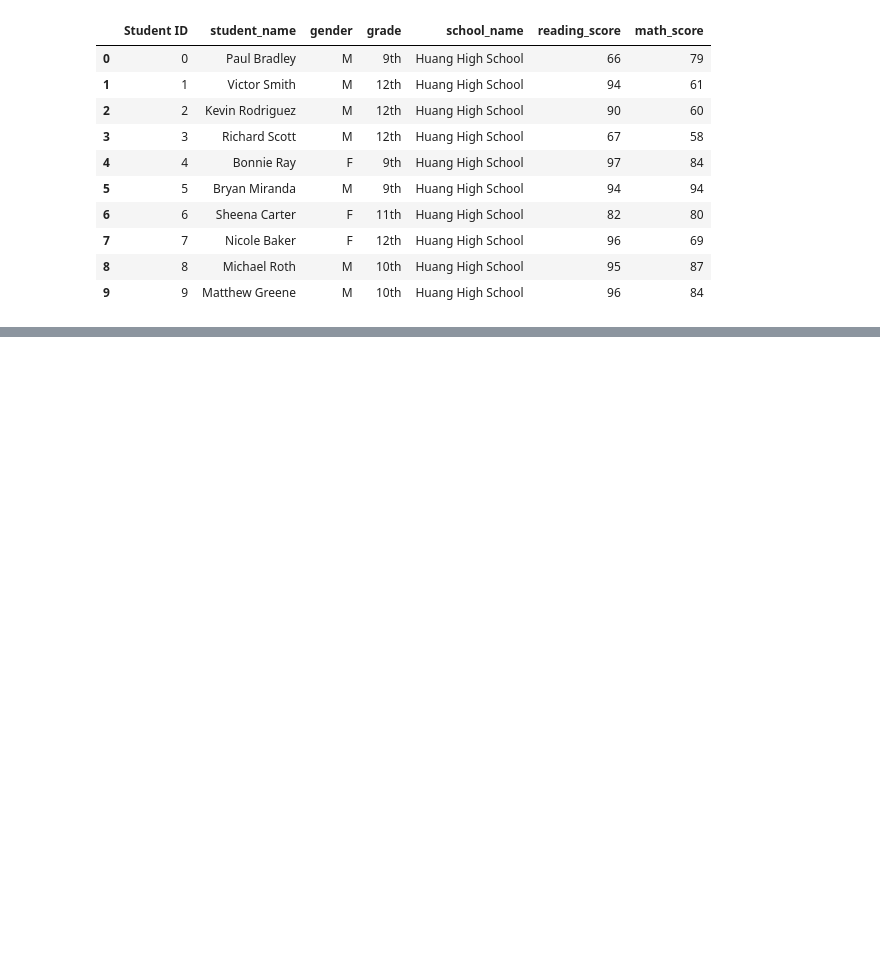
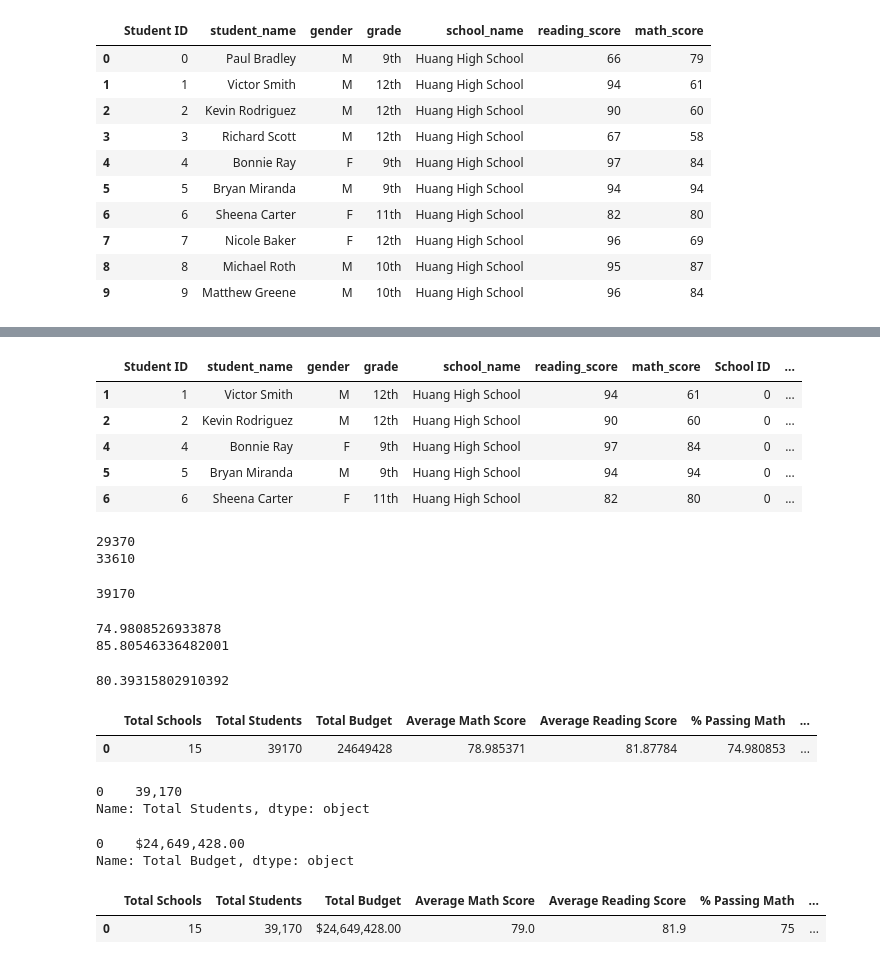
Before and after one commit to chanhodchang/School_District_Analysis, a Jupyter notebook: PyCitySchools.ipynb, the cells around one changed output, grey strips where cells are left out. Saved outputs shown, nothing was run; the diff lists cells and outputs as text; code cells hidden in the pictures; blank space fills up the shorter version.

Commit message:
district summary complete.

```diff
--- a/PyCitySchools.ipynb
+++ b/PyCitySchools.ipynb
@@ -102,0 +218,11 @@ student_df.head(10)
+# %%
+# Get all the students that are passing reading in a new DataFrame.
+passing_reading=school_com_df[school_com_df['reading_score']>=70]
+passing_reading.head()
+# %% [output]
+|  | Student ID | student_name | gender | grade | school_name | reading_score | math_score | School ID | ... |
+| 1 | 1 | Victor Smith | M | 12th | Huang High School | 94 | 61 | 0 | ... |
+| 2 | 2 | Kevin Rodriguez | M | 12th | Huang High School | 90 | 60 | 0 | ... |
+| 4 | 4 | Bonnie Ray | F | 9th | Huang High School | 97 | 84 | 0 | ... |
+| 5 | 5 | Bryan Miranda | M | 9th | Huang High School | 94 | 94 | 0 | ... |
+| 6 | 6 | Sheena Carter | F | 11th | Huang High School | 82 | 80 | 0 | ... |
@@ -102,0 +235,12 @@ student_df.head(10)
+# %%
+print(passing_math_count)
+print(passing_reading_count)
+# %% [output]
+29370
+33610
+# %%
+# Get the total number of students.
+student_count=school_com_df['Student ID'].count()
+student_count
+# %% [output]
+39170
@@ -102,0 +253,53 @@ student_df.head(10)
+# %%
+print(passing_math_percentage)
+print(passing_reading_percentage)
+# %% [output]
+74.9808526933878
+85.80546336482001
+# %%
+# Calculate the overall passing percentage.
+overall_passing_percentage=(passing_math_percentage+passing_reading_percentage)/2
+overall_passing_percentage
+# %% [output]
+80.39315802910392
+# %%
+# Adding a list of values with keys to create a new DataFrame.
+district_summary=pd.DataFrame(
+        [{'Total Schools': school_count,
+         'Total Students': student_count,
+         'Total Budget': total_budget,
+         'Average Math Score': aver_math_score,
+         'Average Reading Score': aver_read_score,
+         '% Passing Math': passing_math_percentage,
+         '% Passing Reading': passing_reading_percentage,
+         '% Overall Passing': overall_passing_percentage}])
+district_summary
+# %% [output]
+|  | Total Schools | Total Students | Total Budget | Average Math Score | Average Reading Score | % Passing Math | ... |
+| 0 | 15 | 39170 | 24649428 | 78.985371 | 81.87784 | 74.980853 | ... |
+# %%
+# Format the "Total Students" to have the comma for a thousands separator.
+district_summary["Total Students"]=district_summary["Total Students"].map("{:,}".format)
+
+district_summary["Total Students"]
+# %% [output]
+0    39,170
+Name: Total Students, dtype: object
+# %%
+# Format "Total Budget" to have the comma for a thousands separator, a decimal separator, and a "$"
+district_summary["Total Budget"]=district_summary["Total Budget"].map("${:,.2f}".format)
+district_summary["Total Budget"]
+# %% [output]
+0    $24,649,428.00
+Name: Total Budget, dtype: object
+# %%
+# Format the columns.
+district_summary["Average Math Score"]=district_summary["Average Math Score"].map("{:.1f}".format)
+district_summary["Average Reading Score"]=district_summary["Average Reading Score"].map("{:.1f}".format)
+district_summary["% Passing Math"]=district_summary["% Passing Math"].map("{:.0f}".format)
+district_summary["% Passing Reading"]=district_summary["% Passing Reading"].map("{:.0f}".format)
+district_summary["% Overall Passing"]=district_summary["% Overall Passing"].map("{:.0f}".format)
+district_summary
+# %% [output]
+|  | Total Schools | Total Students | Total Budget | Average Math Score | Average Reading Score | % Passing Math | ... |
+| 0 | 15 | 39,170 | $24,649,428.00 | 79.0 | 81.9 | 75 | ... |
```
Also changed, not shown: parts of 15 cells of this notebook, 1 other file.
